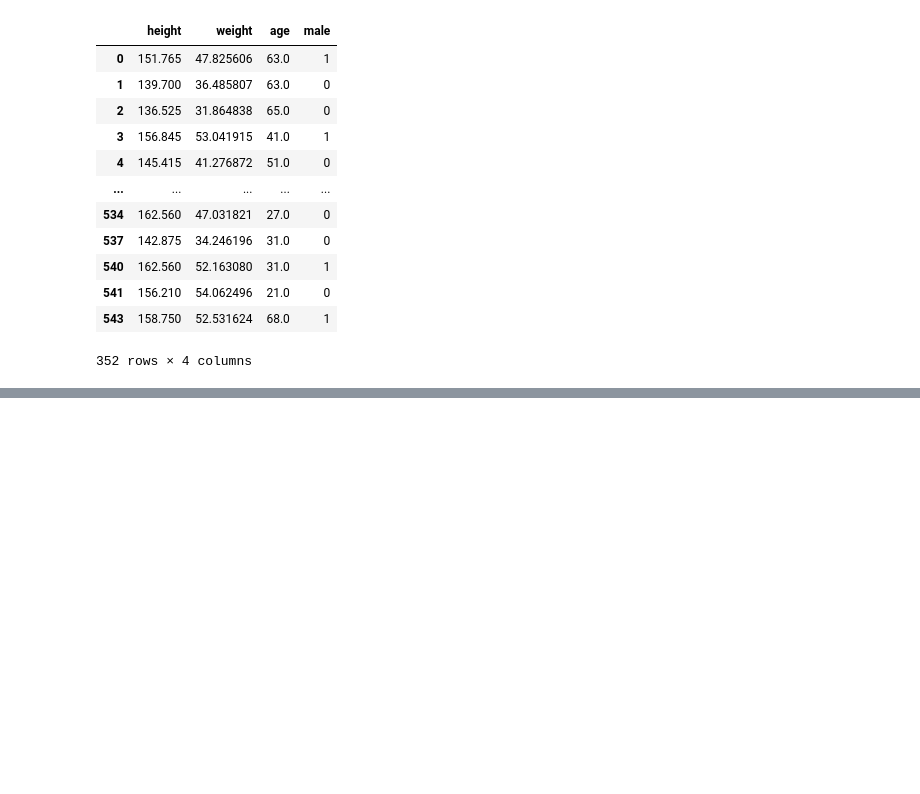
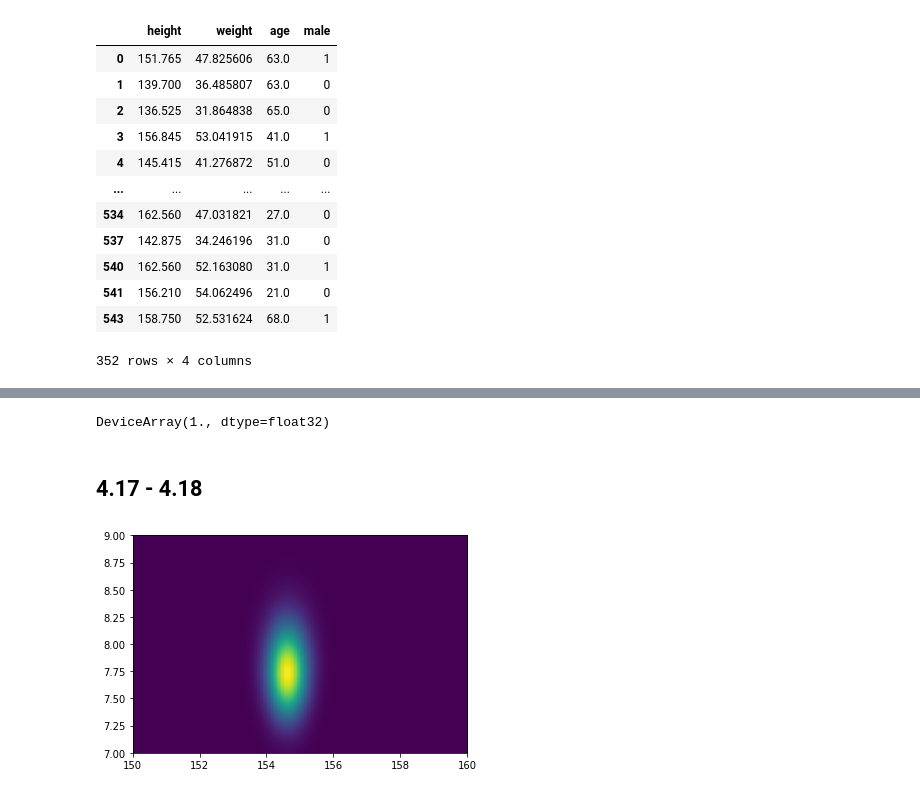
Before and after one commit to 8wgf3b/books, a Jupyter notebook: stat_rethink/Chap4.ipynb, the cells around one changed output, grey strips where cells are left out. Saved outputs shown, nothing was run; the diff lists cells and outputs as text; code cells hidden in the pictures; blank space fills up the shorter version.

```diff
--- a/stat_rethink/Chap4.ipynb
+++ b/stat_rethink/Chap4.ipynb
@@ -135,0 +199,25 @@ d2
+# %%
+mulist = jnp.linspace(150, 160, 100)
+siglist = jnp.linspace(7, 9, 100)
+mesh = jnp.meshgrid(mulist, siglist)
+post = {'mu': mesh[0].reshape(-1), 'std': mesh[1].reshape(-1)}
+post['LL'] = vmap(lambda mu, sigma: jnp.sum(dist.Normal(mu, sigma).log_prob(d2.height.values)))(post['mu'], post['std'])
+lmu = dist.Normal(178, 20).log_prob(post['mu'])
+lstd = dist.Uniform(0, 50).log_prob(post['std'])
+post['prob'] = post['LL'] + lmu + lstd
+post['prob'] = jnp.exp(post['prob'] - jnp.max(post['prob']))
+post['prob']
+# %% [output]
+DeviceArray(1., dtype=float32)
+# %% [markdown]
+## 4.17 - 4.18
+# %%
+plt.imshow(
+    post["prob"].reshape(100, 100),
+    origin="lower",
+    extent=(150, 160, 7, 9),
+    aspect="auto",
+)
+plt.show()
+# %% [output]
+[figure, added]
```
Also changed, not shown: parts of 10 cells of this notebook.
